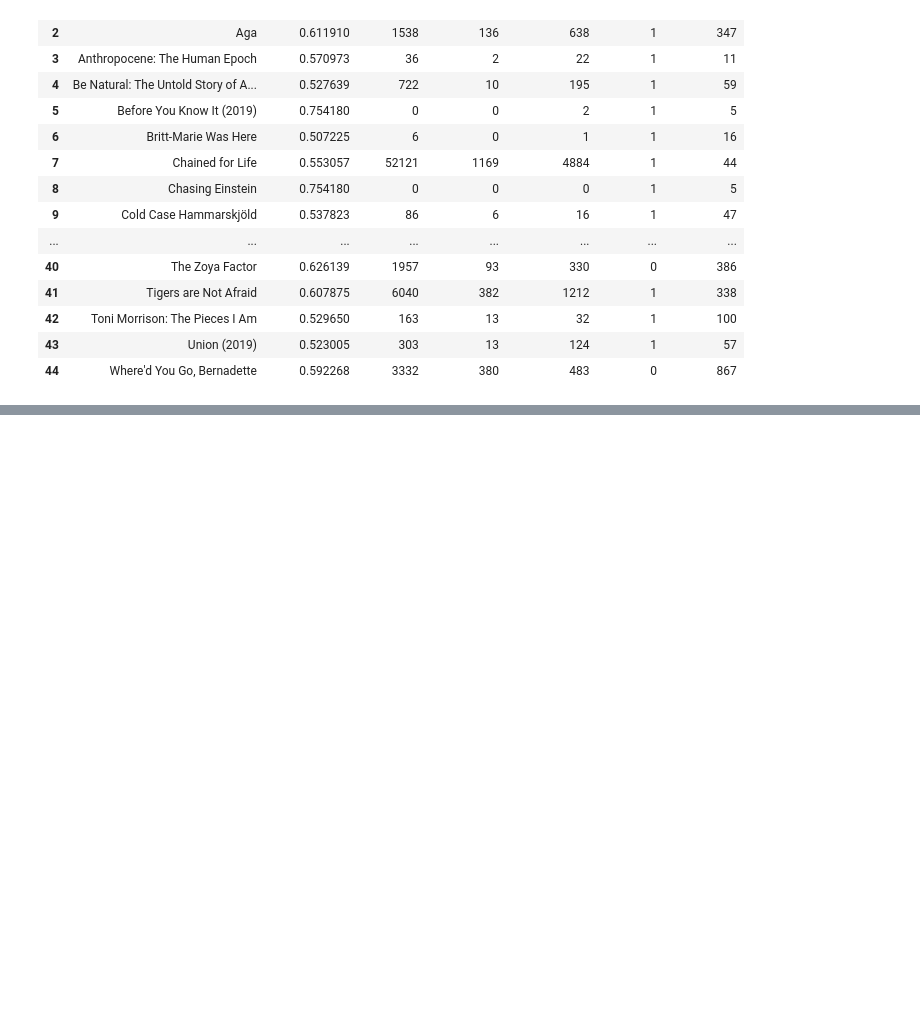
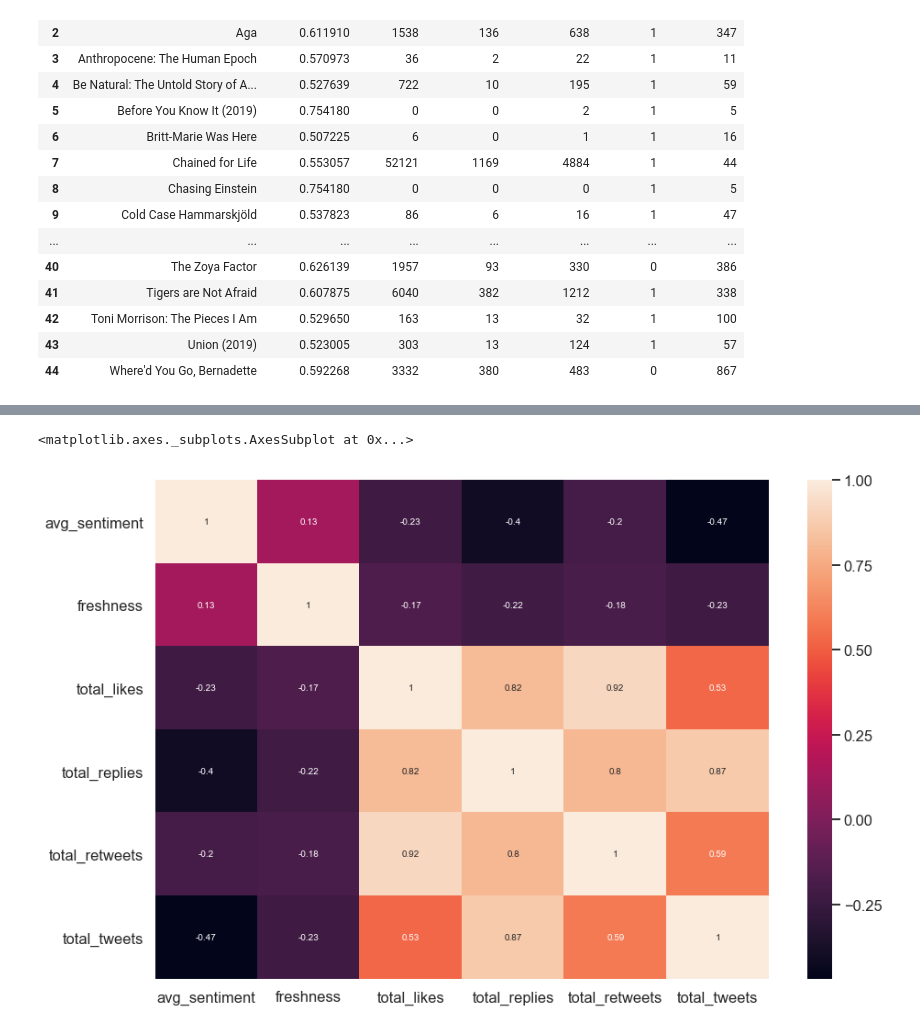
Before and after one commit to JonBebi/TrailerProphet, a Jupyter notebook: Twint.ipynb, the cells around one changed output, grey strips where cells are left out. Drawn from its saved outputs; the diff is of its cells as text; code cells hidden in the pictures; blank space fills up the shorter version.

Commit message:
modeling

```diff
--- a/Twint.ipynb
+++ b/Twint.ipynb
@@ -0,0 +3,28 @@
+# %%
+# Imports and installs
+
+import pandas as pd
+from datetime import datetime
+import numpy as np
+import matplotlib.pyplot as plt
+%matplotlib inline
+import seaborn as sns
+sns.set(style='whitegrid', palette='bright', color_codes=True)
+sns.set_context('talk')
+
+from sklearn.model_selection import train_test_split
+from sklearn.preprocessing import StandardScaler
+from sklearn import tree
+from sklearn.tree import DecisionTreeClassifier
+from sklearn.ensemble import RandomForestClassifier
+from sklearn.metrics import precision_score, recall_score, accuracy_score, f1_score, roc_curve, auc
+from sklearn.neighbors import KNeighborsClassifier
+from sklearn.dummy import DummyClassifier
+from sklearn.model_selection import GridSearchCV
+
+!pip install imblearn
+from imblearn.over_sampling import SMOTE
+# from imblearn.under_sampling import NearMiss
+
+!pip install xgboost
+import xgboost as xgb
@@ -52,7 +97,7 @@ def get_tweets(movies):
 # %%
 # get_tweets(movies)
 # %%
-unpickled_df = pd.read_pickle("./df.pkl")
+unpickled_df = pd.read_pickle("./Pickles/df.pkl")
 # %%
 unpickled_df
 # %% [output]
@@ -488,0 +538,2 @@ df_final.to_pickle("./df_final.pkl")
+# %%
+df_final2 = pd.read_pickle("./Pickles/merged_dataframes.pickle")
@@ -488,0 +560,2 @@ df_final.to_pickle("./df_final.pkl")
+# %%
+merged_df = pd.concat([df_final, df_final2], ignore_index=True)
@@ -488,0 +591,6 @@ df_final.to_pickle("./df_final.pkl")
+# %%
+plt.figure(figsize=(15, 10))
+sns.heatmap(merged_df.corr(), annot=True)
+# %% [output]
+<matplotlib.axes._subplots.AxesSubplot at 0x...>
+[figure, added]
```
Also changed, not shown: parts of 52 cells of this notebook.
